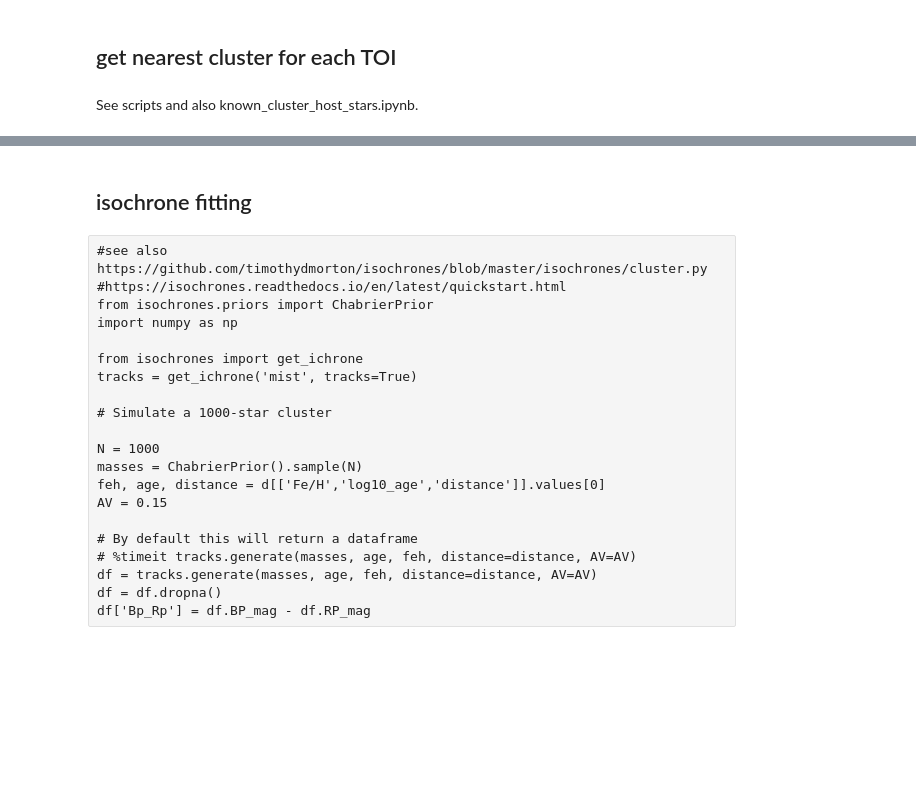
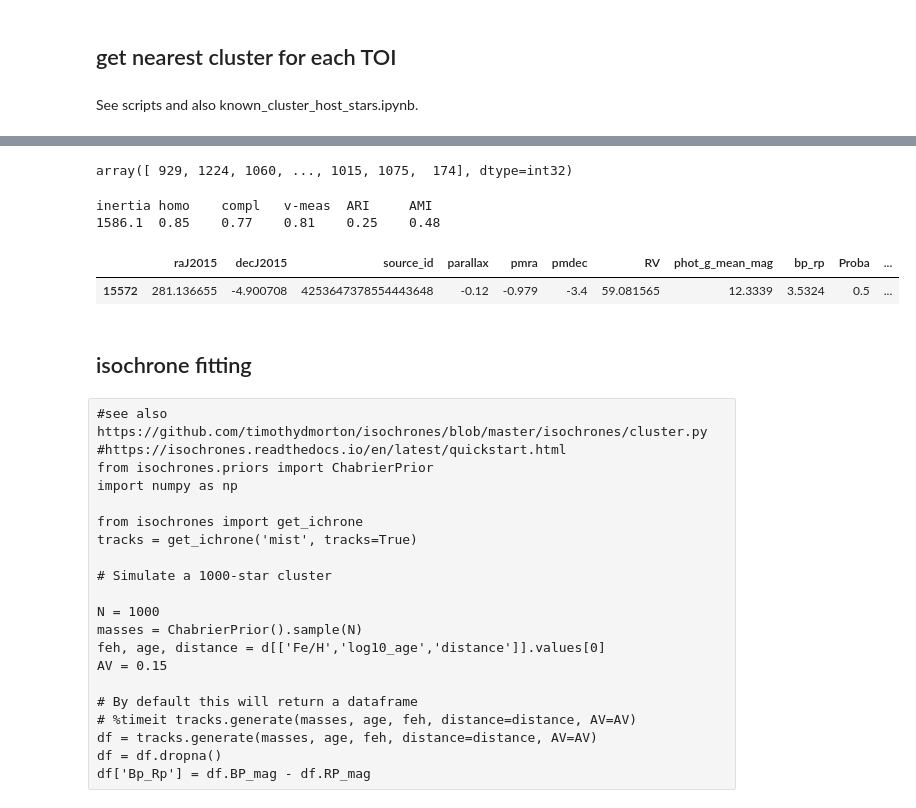
Before and after one commit to jpdeleon/chronos, a Jupyter notebook: notebooks/examples-cluster.ipynb, the cells around one changed output, grey strips where cells are left out. Cells and saved outputs as stored; diff of their text form; code cells hidden in the pictures; blank space fills up the shorter version.

```diff
--- a/notebooks/examples-cluster.ipynb
+++ b/notebooks/examples-cluster.ipynb
@@ -308,0 +378,23 @@ See scripts and also known_cluster_host_stars.ipynb.
+# %%
+rescale=False
+
+clfs = []
+for i,(name, clf) in enumerate(zip(names, classifiers)):
+    if rescale:
+        X = scale(mem[cols1])
+    if clfs is not None:
+        clf = clfs[i]
+    else:
+        clf.fit(X, y)
+        clfs.append(clf)
+    score = clf.score(X, y)
+
+    pred=clf.predict(d[cols2].values[:,None].T)
+    print(f"{name}: {score:.2f}\n{pred}")
+# %%
+clf1 = SVC(kernel='linear')
+rescale=False
+
+if rescale:
+    X = scale(mem[cols1])
+clf1.fit(X, y)
@@ -308,0 +406,7 @@ See scripts and also known_cluster_host_stars.ipynb.
+# %%
+clf2 = SVC(kernel='rbf')
+rescale=False
+
+if rescale:
+    X = scale(mem[cols1])
+clf2.fit(X, y)
@@ -309,3 +468,33 @@ See scripts and also known_cluster_host_stars.ipynb.
+# %%
+nclusters = len(mem.Cluster.unique())
+
+kmeans = KMeans(n_clusters=nclusters, random_state=0).fit(X)
+# %%
+kmeans.labels_
+# %% [output]
+array([ 929, 1224, 1060, ..., 1015, 1075,  174], dtype=int32)
+# %%
+print('inertia\thomo\tcompl\tv-meas\tARI\tAMI')
+print('{:.1f}\t{:.2f}\t{:.2f}\t{:.2f}\t{:.2f}\t{:.2f}'.format(
+        kmeans.inertia_,
+        metrics.homogeneity_score(y, kmeans.labels_),
+        metrics.completeness_score(y, kmeans.labels_),
+        metrics.v_measure_score(y, kmeans.labels_),
+        metrics.adjusted_rand_score(y, kmeans.labels_),
+        metrics.adjusted_mutual_info_score(y,  kmeans.labels_),
+        #         metrics.silhouette_score(X, kmeans.labels_,
+        #                               metric='euclidean',
+        #                               sample_size=sample_size)
+     ))
+# %% [output]
+inertia homo    compl   v-meas  ARI     AMI
+1586.1  0.85    0.77    0.81    0.25    0.48
+# %%
+idx=kmeans.predict(d[cols2].values[:,None].T)
+mem.iloc[idx]#[cols1]
+# %% [output]
+|  | raJ2015 | decJ2015 | source_id | parallax | pmra | pmdec | RV | phot_g_mean_mag | bp_rp | Proba | ... |
+| 15572 | 281.136655 | -4.900708 | 4253647378554443648 | -0.12 | -0.979 | -3.4 | 59.081565 | 12.3339 | 3.5324 | 0.5 | ... |
 # %% [markdown]
 ## isochrone fitting
 # %% [raw]
```
Also changed, not shown: parts of 17 cells of this notebook, 14 other files.
